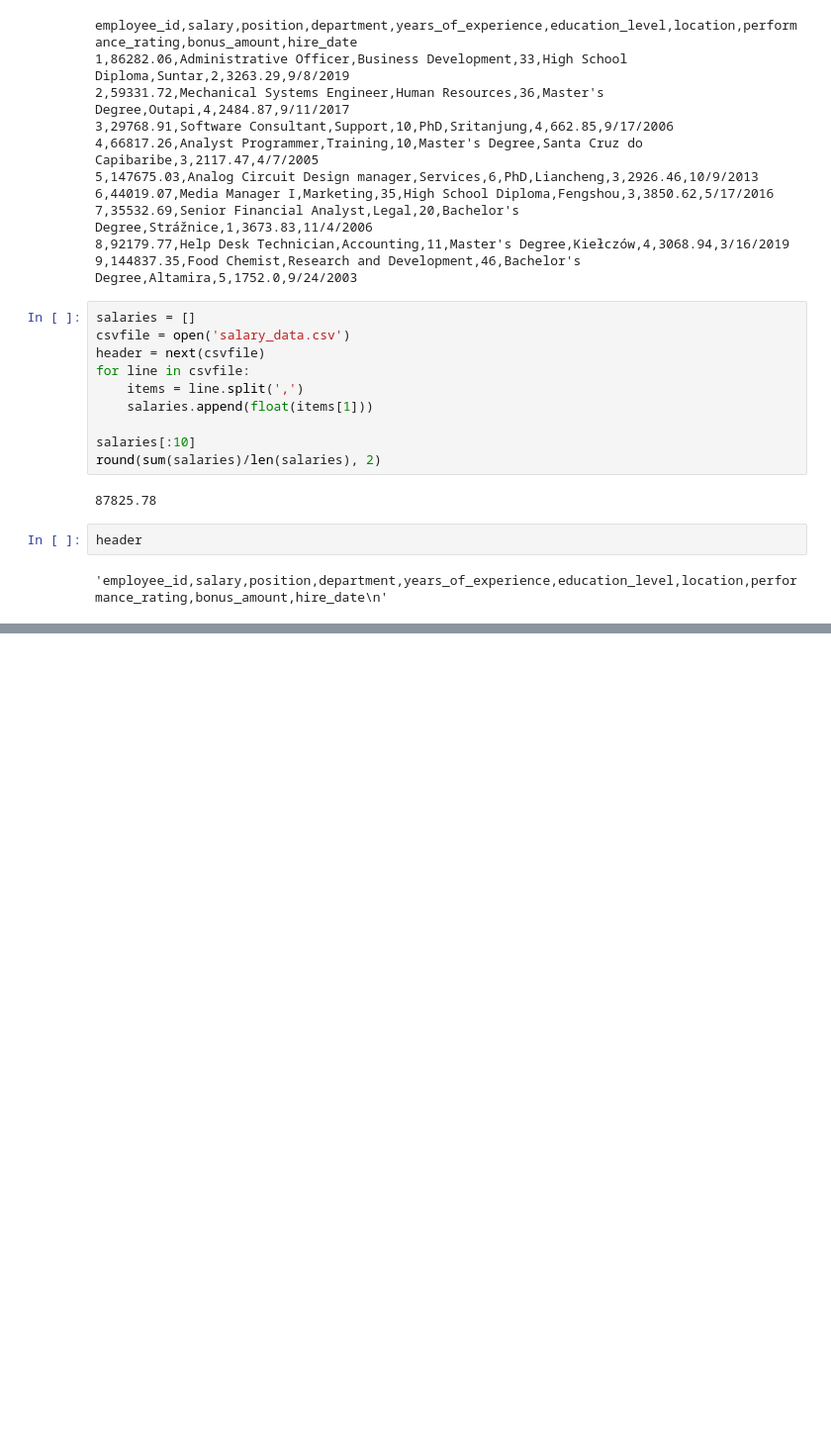
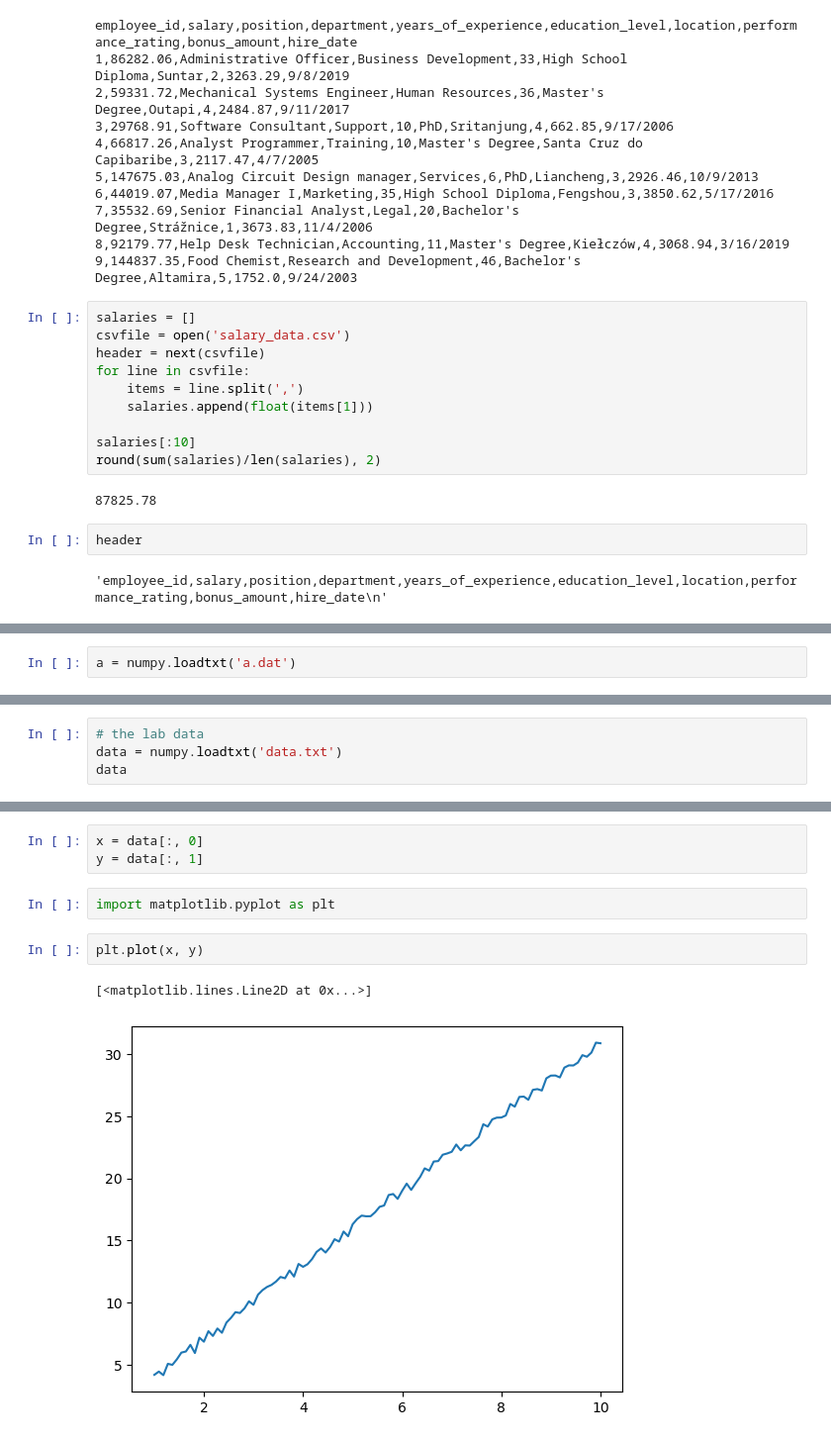
Before and after one commit to bb1000/20060, a Jupyter notebook: _sources/lecture-notes.ipynb, the cells around one changed output, grey strips where cells are left out. Shown at 99% size. Drawn from its saved outputs; the diff is of its cells as text; blank space fills up the shorter version.

```diff
--- a/_sources/lecture-notes.ipynb
+++ b/_sources/lecture-notes.ipynb
@@ -717,0 +824,2 @@ header
+# %%
+a = numpy.loadtxt('a.dat')
@@ -717,0 +971,4 @@ header
+# %%
+# the lab data
+data = numpy.loadtxt('data.txt')
+data
@@ -717,0 +993,10 @@ header
+# %%
+x = data[:, 0]
+y = data[:, 1]
+# %%
+import matplotlib.pyplot as plt
+# %%
+plt.plot(x, y)
+# %% [output]
+[<matplotlib.lines.Line2D at 0x...>]
+[figure, added]
```
Also changed, not shown: parts of 46 cells of this notebook, 10 other files.
